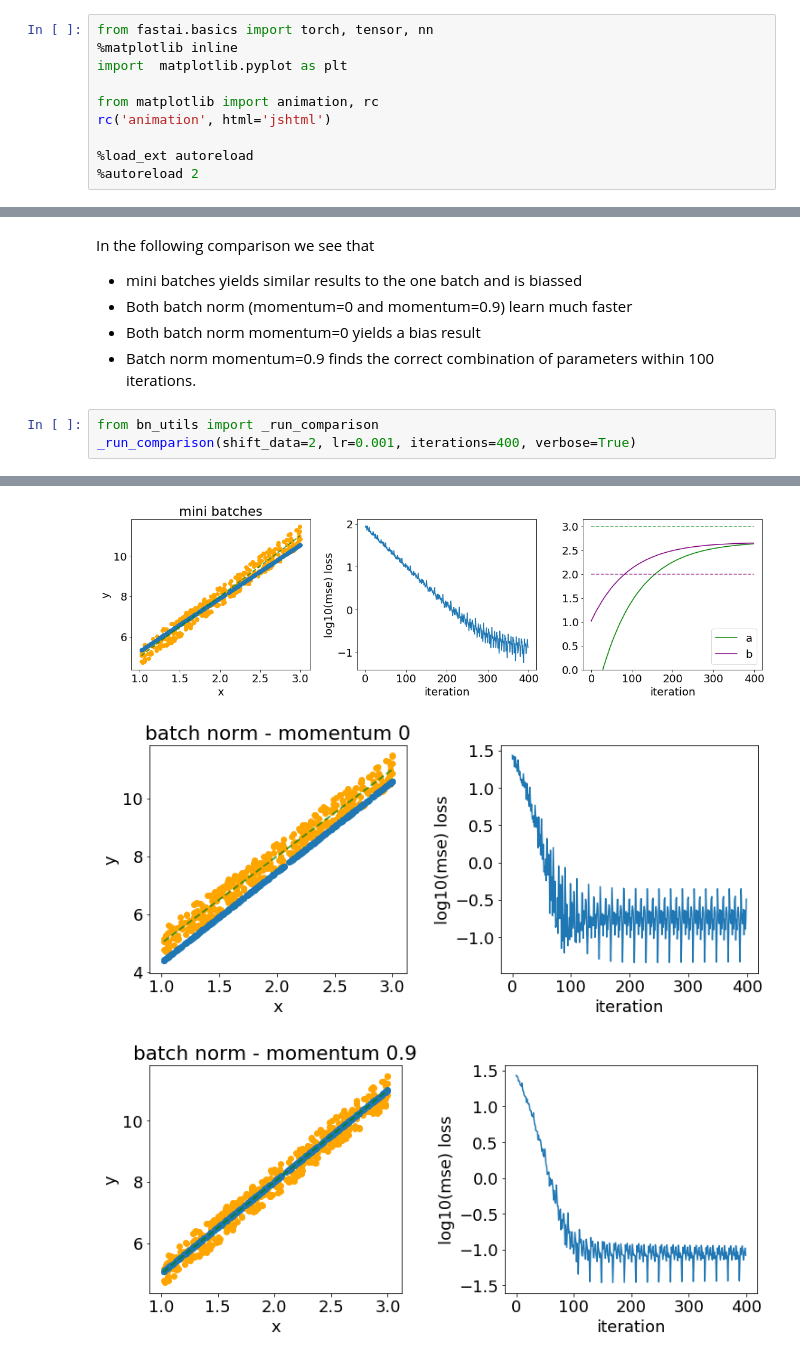
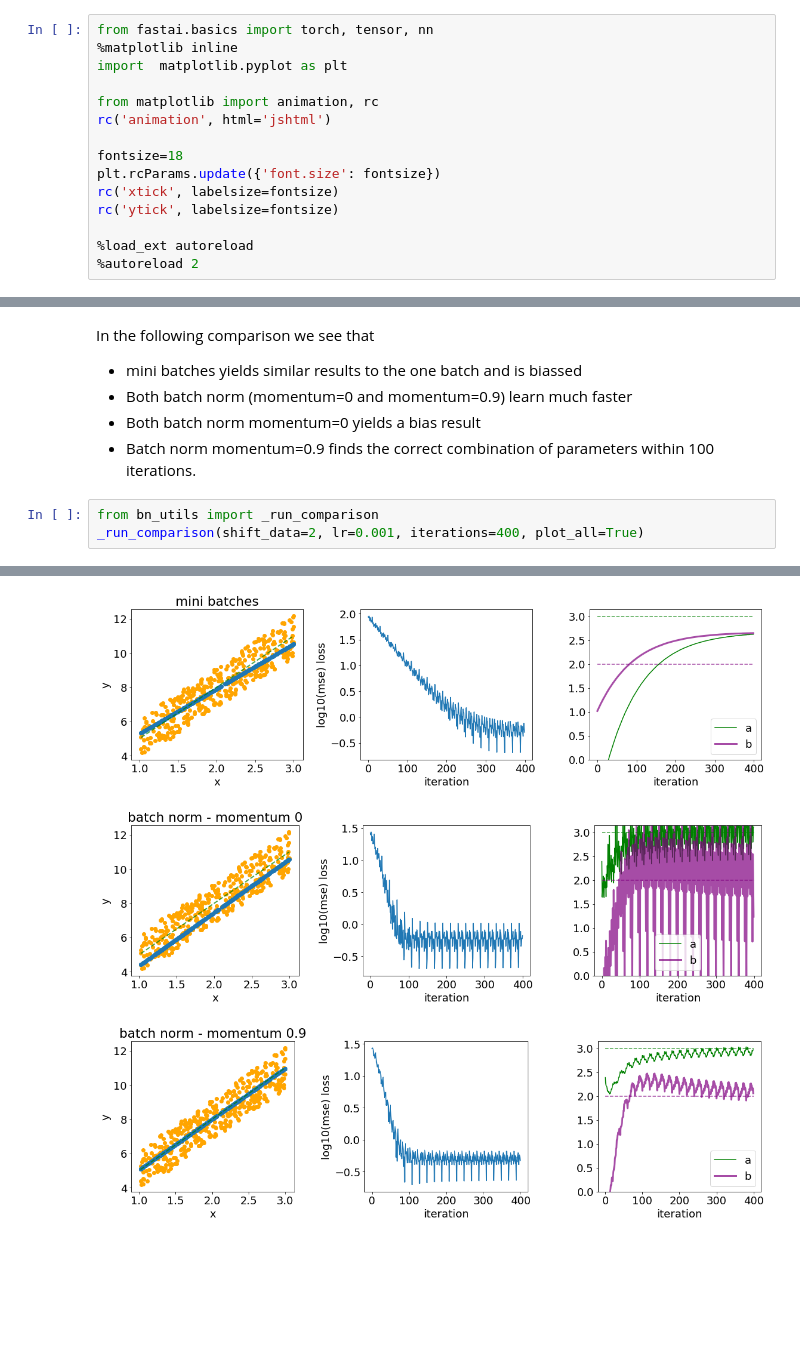
Before and after one commit to elzurdo/cheatsheets, a Jupyter notebook: batch_normalisation.ipynb, the cells around one changed output, grey strips where cells are left out. Saved outputs shown, nothing was run; the diff lists cells and outputs as text; blank space fills up the shorter version.

Commit message:
estimating a, b based on trained parameters in batch norm case

```diff
--- a/batch_normalisation.ipynb
+++ b/batch_normalisation.ipynb
@@ -180,5 +183,10 @@ import  matplotlib.pyplot as plt
 from matplotlib import animation, rc
 rc('animation', html='jshtml')
 
+fontsize=18
+plt.rcParams.update({'font.size': fontsize})
+rc('xtick', labelsize=fontsize)
+rc('ytick', labelsize=fontsize)
+
 %load_ext autoreload
 %autoreload 2
@@ -286,5 +340,5 @@ In the following comparison we see that
 * Batch norm momentum=0.9 finds the correct combination of parameters within 100 iterations.
 # %%
 from bn_utils import _run_comparison
-_run_comparison(shift_data=2, lr=0.001, iterations=400, verbose=True)
+_run_comparison(shift_data=2, lr=0.001, iterations=400, plot_all=True)
 # %% [output]
@@ -292,3 +346,3 @@ _run_comparison(shift_data=2, lr=0.001, iterations=400, verbose=True)
-[figure, old version]
+[figure, new version]
-[figure, old version]
+[figure, new version]
-[figure, old version]
+[figure, new version]
```
Also changed, not shown: parts of 15 cells of this notebook, 1 other file.
